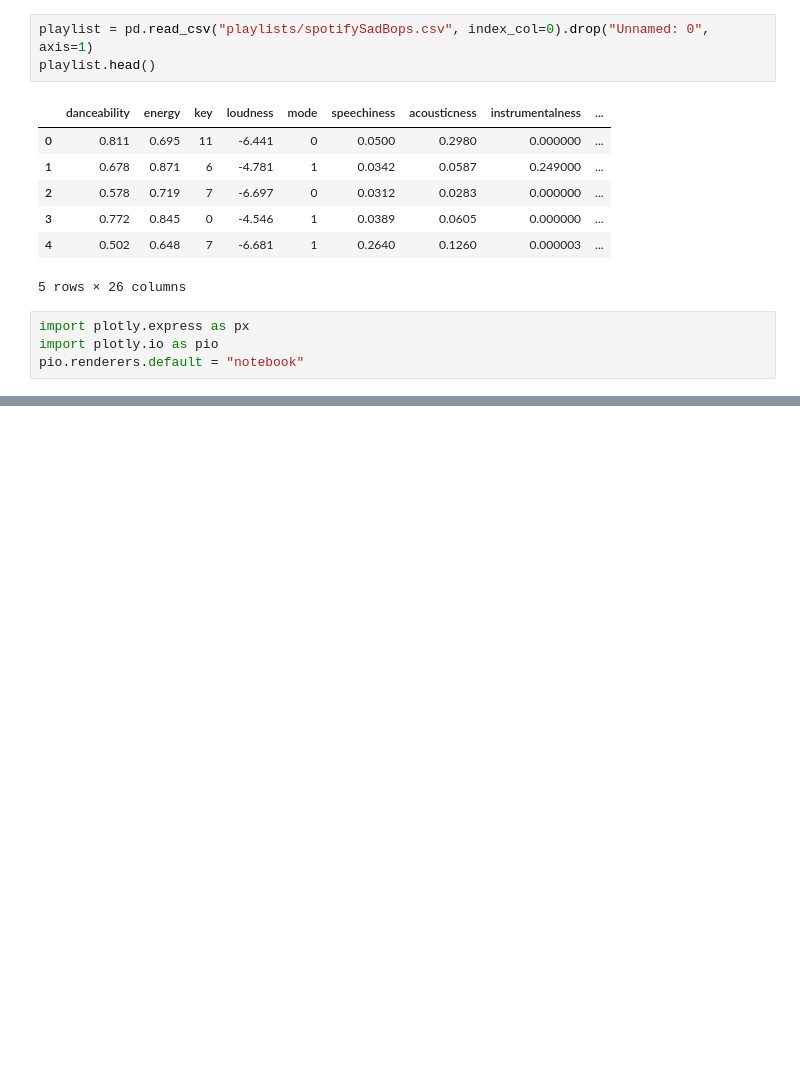
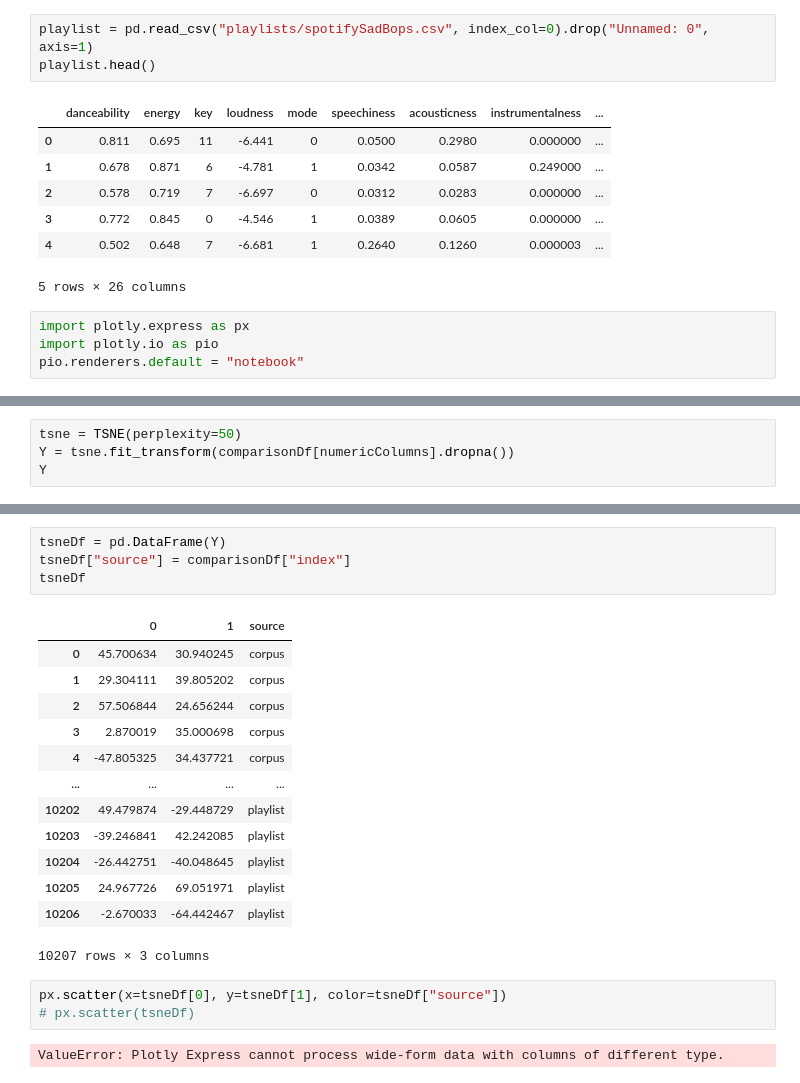
Before and after one commit to brianmakesthings/spotifyAnalysis, a Jupyter notebook: visualizations.ipynb, the cells around one changed output, grey strips where cells are left out. Cells and saved outputs as stored; diff of their text form; blank space fills up the shorter version.

Commit message:
add tsne visualizer

```diff
--- a/visualizations.ipynb
+++ b/visualizations.ipynb
@@ -52,0 +55,4 @@ fig.write_html("./sadSongsVsCorpus.html")
+# %%
+tsne = TSNE(perplexity=50)
+Y = tsne.fit_transform(comparisonDf[numericColumns].dropna())
+Y
@@ -52,0 +71,23 @@ fig.write_html("./sadSongsVsCorpus.html")
+# %%
+tsneDf = pd.DataFrame(Y)
+tsneDf["source"] = comparisonDf["index"]
+tsneDf
+# %% [output]
+|  | 0 | 1 | source |
+| 0 | 45.700634 | 30.940245 | corpus |
+| 1 | 29.304111 | 39.805202 | corpus |
+| 2 | 57.506844 | 24.656244 | corpus |
+| 3 | 2.870019 | 35.000698 | corpus |
+| 4 | -47.805325 | 34.437721 | corpus |
+| ... | ... | ... | ... |
+| 10202 | 49.479874 | -29.448729 | playlist |
+| 10203 | -39.246841 | 42.242085 | playlist |
+| 10204 | -26.442751 | -40.048645 | playlist |
+| 10205 | 24.967726 | 69.051971 | playlist |
+| 10206 | -2.670033 | -64.442467 | playlist |
+10207 rows × 3 columns
+# %%
+px.scatter(x=tsneDf[0], y=tsneDf[1], color=tsneDf["source"])
+# px.scatter(tsneDf)
+# %% [output]
+ValueError: Plotly Express cannot process wide-form data with columns of different type.
```
Also changed, not shown: parts of 2 cells of this notebook, 1 other file.
